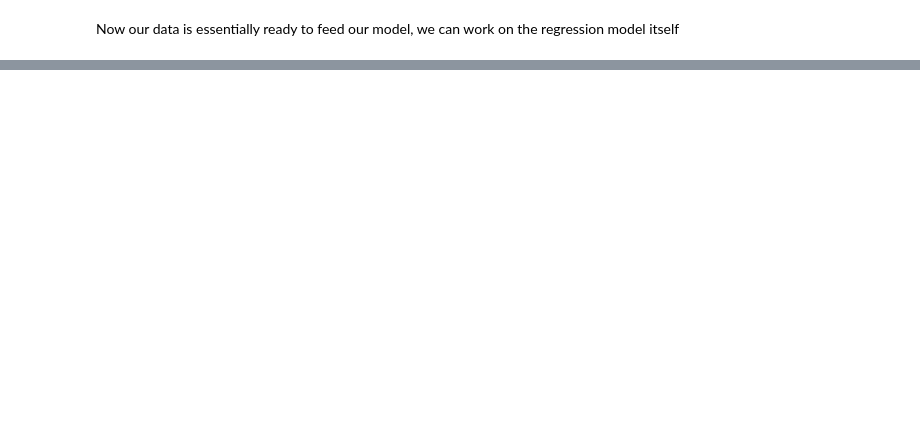
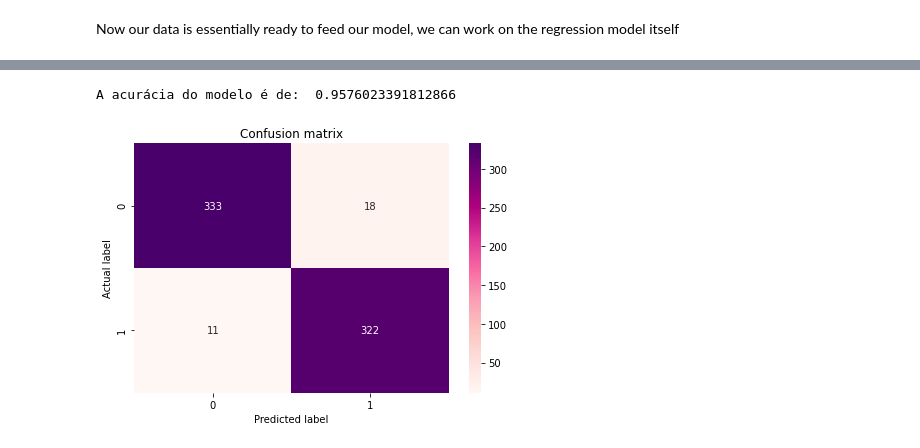
Before and after one commit to KalebRoncatti/Labs, a Jupyter notebook: EFC2/EFC2.ipynb, the cells around one changed output, grey strips where cells are left out. Cells and saved outputs as stored; diff of their text form; code cells hidden in the pictures; blank space fills up the shorter version.

```diff
--- a/EFC2/EFC2.ipynb
+++ b/EFC2/EFC2.ipynb
@@ -267,3 +303,20 @@ array([[322,  15],
+# %%
+# Confusion matrix for the usual threshold = 0.5
+class_names = ["Female","Male"]
+fig, ax = plt.subplots()
+tick_marks = np.arange(len(class_names))
+plt.xticks(tick_marks, class_names)
+plt.yticks(tick_marks, class_names)
+# Creating a visual confusion matrix in a heatmap form
+sns.heatmap(pd.DataFrame(confusion_matrix_sag), cmap="RdPu", annot=True,fmt='g')
+plt.tight_layout()
+plt.title('Confusion matrix', y=1.1)
+plt.ylabel('Actual label')
+plt.xlabel('Predicted label')
+print("A acurácia do modelo é de: ", metrics.accuracy_score(validation_y, y_pred_sklearn))
+# %% [output]
+A acurácia do modelo é de:  0.9576023391812866
+[figure, added]
 # %%
 class_names = ["Female","Male"]
 fig, ax = plt.subplots()
```
Also changed, not shown: parts of 11 cells of this notebook.
